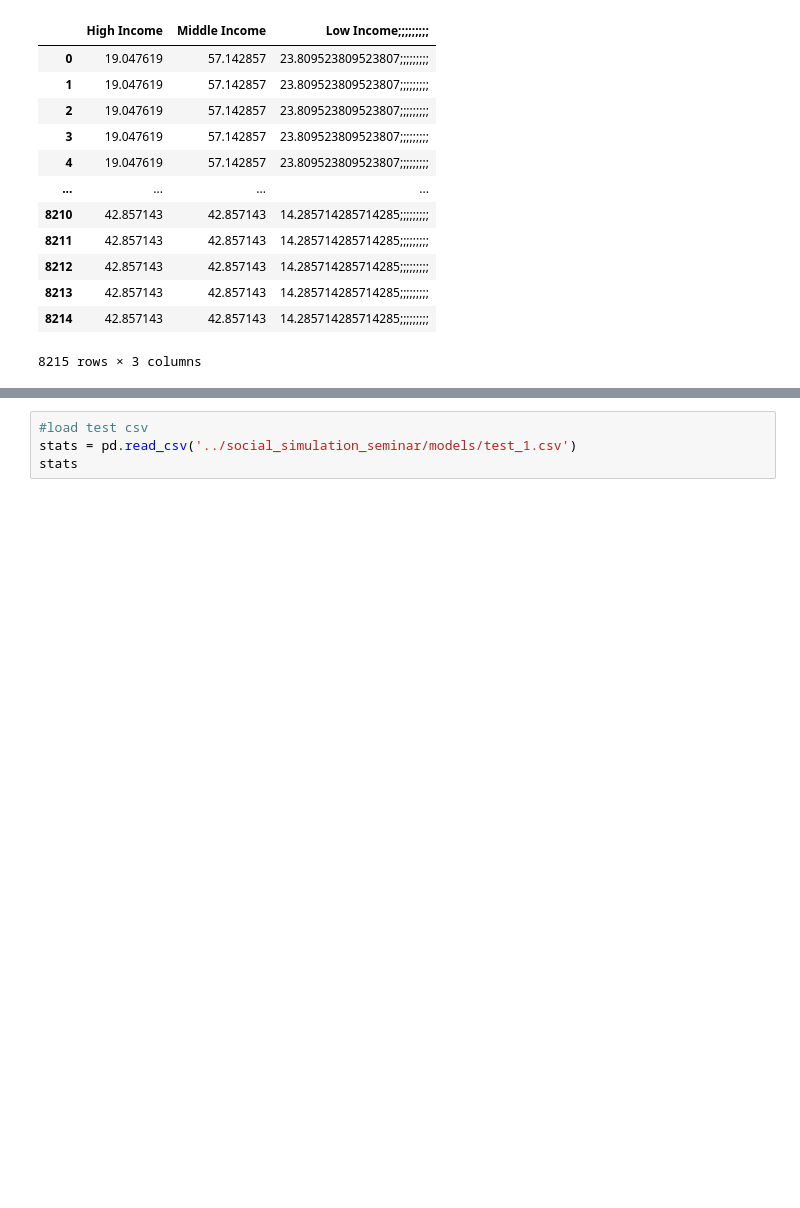
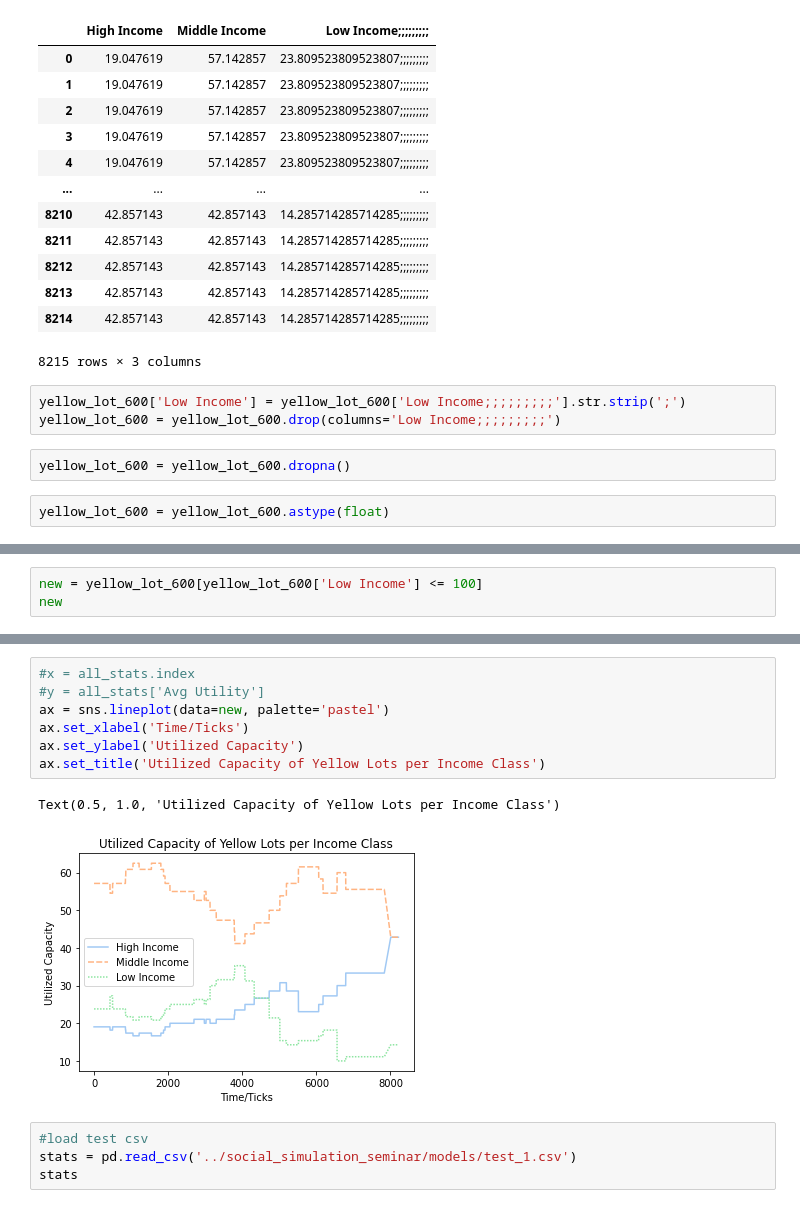
Before and after one commit to kimlindner/social_simulation_seminar, a Jupyter notebook: notebooks/evaluation.ipynb, the cells around one changed output, grey strips where cells are left out. Saved outputs shown, nothing was run; the diff lists cells and outputs as text; blank space fills up the shorter version.

```diff
--- a/notebooks/evaluation.ipynb
+++ b/notebooks/evaluation.ipynb
@@ -457,3 +517,10 @@ yellow_lot_600.dropna()
 | 8213 | 42.857143 | 42.857143 | 14.285714285714285;;;;;;;;; |
 | 8214 | 42.857143 | 42.857143 | 14.285714285714285;;;;;;;;; |
 8215 rows × 3 columns
+# %%
+yellow_lot_600['Low Income'] = yellow_lot_600['Low Income;;;;;;;;;'].str.strip(';')
+yellow_lot_600 = yellow_lot_600.drop(columns='Low Income;;;;;;;;;')
+# %%
+yellow_lot_600 = yellow_lot_600.dropna()
+# %%
+yellow_lot_600 = yellow_lot_600.astype(float)
@@ -459,0 +534,3 @@ yellow_lot_600.dropna()
+# %%
+new = yellow_lot_600[yellow_lot_600['Low Income'] <= 100]
+new
@@ -460,3 +551,13 @@ yellow_lot_600.dropna()
+# %%
+#x = all_stats.index
+#y = all_stats['Avg Utility']
+ax = sns.lineplot(data=new, palette='pastel')
+ax.set_xlabel('Time/Ticks')
+ax.set_ylabel('Utilized Capacity')
+ax.set_title('Utilized Capacity of Yellow Lots per Income Class')
+# %% [output]
+Text(0.5, 1.0, 'Utilized Capacity of Yellow Lots per Income Class')
+[figure, added]
 # %%
 #load test csv
 stats = pd.read_csv('../social_simulation_seminar/models/test_1.csv')
```
Also changed, not shown: parts of 8 cells of this notebook, 1 other file.
